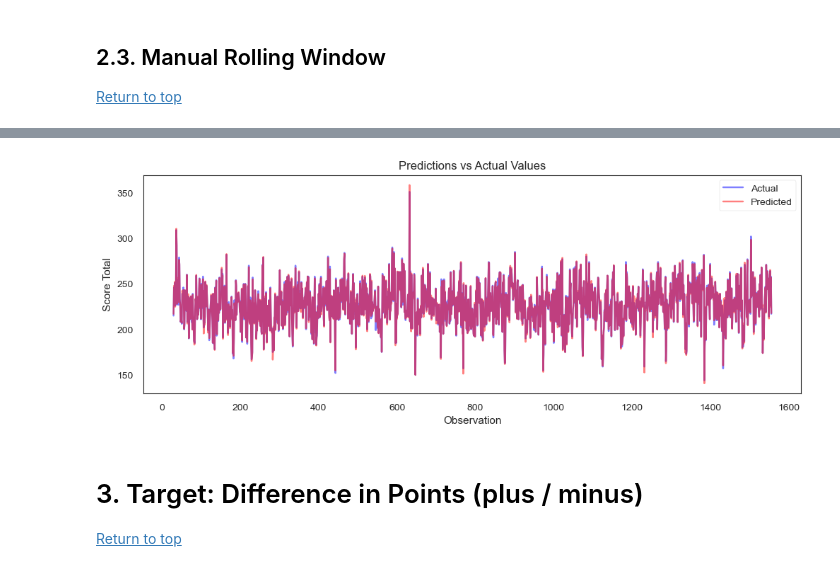
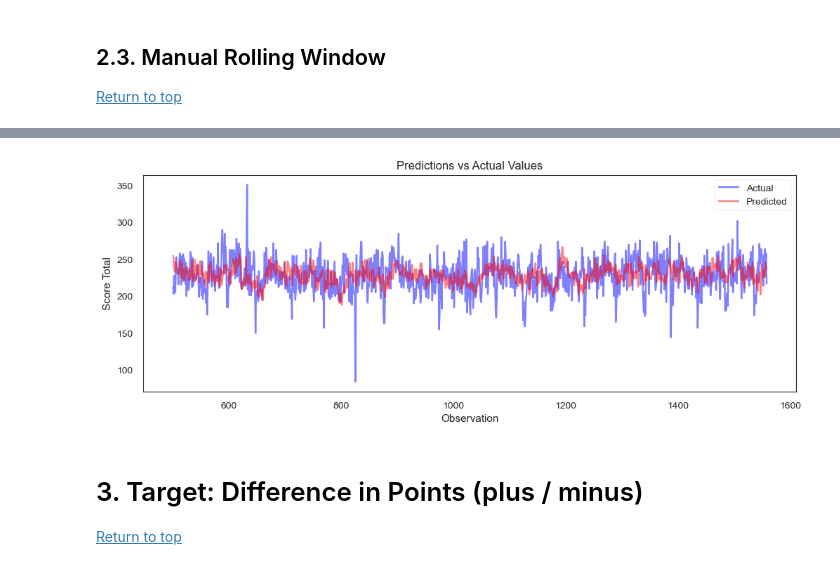
Before and after one commit to stevenworthington/sports_betting, a Jupyter notebook: code/6_nba_Baseline_Models.ipynb, the cells around one changed output, grey strips where cells are left out. Saved outputs shown, nothing was run; the diff lists cells and outputs as text; code cells hidden in the pictures.

Commit message:
initial baseline model with team box score rolling averages

```diff
--- a/code/6_nba_Baseline_Models.ipynb
+++ b/code/6_nba_Baseline_Models.ipynb
@@ -96,8 +98,8 @@ import utility_functions as utl
 
 [Return to top](#Baseline-Models)
 # %%
-team_matchups_df = pd.read_csv('../data/processed/nba_team_matchups_1984_2024.csv')
+team_bs_matchups_roll_df = pd.read_csv('../data/processed/nba_team_matchups_rolling_stats_1984_2024.csv')
 
 # convert 'GAME_DATE' column to datetime
-team_matchups_df['GAME_DATE'] = pd.to_datetime(team_matchups_df['GAME_DATE'])
+team_bs_matchups_roll_df['GAME_DATE'] = pd.to_datetime(team_bs_matchups_roll_df['GAME_DATE'])
 # %%
@@ -279,32 +336,37 @@ plt.legend();
 # %%
 start_time = time.time()
 
-# define window size
-window_size = 30
+# define window size for training
+train_size = 500 # 'window size'
+test_size = 1  # LOO
 
-# storage for predictions
+# storage for predictions and RMSE scores
 predictions = []
+rmse_scores = []
 
-# rolling window loop
-for start_index in range(len(scaled_data) - window_size):
-    end_index = start_index + window_size
+# rolling window
+for train_index, test_index in utl.rolling_window_ts_split(scaled_data_df, train_size, test_size):
+    # training data for this window
+    X_train = scaled_data_df.iloc[train_index].drop(columns='TOTAL_PTS')
+    y_train = scaled_data_df.iloc[train_index]['TOTAL_PTS']
 
-    # training data for this window
-    X_train = scaled_data[start_index:end_index, :-1]  # all features, excluding target
-    y_train = scaled_data[start_index:end_index, -1]   # target feature
+    # test data for this window
+    X_test = scaled_data_df.iloc[test_index].drop(columns='TOTAL_PTS')
+    y_test = scaled_data_df.iloc[test_index]['TOTAL_PTS']
 
-    # next observation to predict
-    X_next = scaled_data[end_index, :-1].reshape(1, -1)  # reshape for single prediction
-
-    # train the linear model
+    # train the GLM
     glm = LinearRegression()
     glm.fit(X_train, y_train)
 
-    # Predict the next value and store the prediction
-    prediction = glm.predict(X_next)
-    predictions.append(prediction[0])
+    # predict the next value and store the prediction
+    prediction = glm.predict(X_test)
+    predictions.extend(prediction)
+
+    # evaluate model for this prediction
+    rmse = np.sqrt(mean_squared_error(y_test, prediction))
+    rmse_scores.append(rmse)
 
 end_time = time.time()
 total_time = end_time - start_time
-print(f"Total time taken: {total_time} seconds")
+print(f"Total time taken: {total_time:.2f} seconds")
 # %% [output]
@@ -312,22 +392,22 @@ Total time taken: 0.3944098949432373 seconds
 # %%
 # aligning the start of predictions with the actual values
 # The first prediction corresponds to the observation at index window_size
-observed_values = scaled_data_df['TOTAL_PTS'][window_size:]
+observed_values = scaled_data_df['TOTAL_PTS'][train_size:]
 
 # ensure that 'predictions' and 'actual_values' have the same length
 # this is necessary because the last few values of df['score_total'] won't have corresponding predictions
 predictions_aligned = predictions[:len(observed_values)]
 
 # plot
 plt.figure(figsize=(12, 4))
 plt.plot(observed_values.index, observed_values, label='Actual', color='blue', alpha=0.5)
 plt.plot(observed_values.index, predictions_aligned, label='Predicted', color='red', alpha=0.5)
 plt.title('Predictions vs Actual Values')
 plt.xlabel('Observation')
 plt.ylabel('Score Total')
 plt.legend();
 # %% [output]
-[figure, old version]
+[figure, new version]
 # %% [markdown]
 <a name="3.-Target:-Difference-in-Points-(plus-/-minus)"></a>
 # 3. Target: Difference in Points (plus / minus)
```
Also changed, not shown: parts of 15 cells of this notebook, 8 other files.
